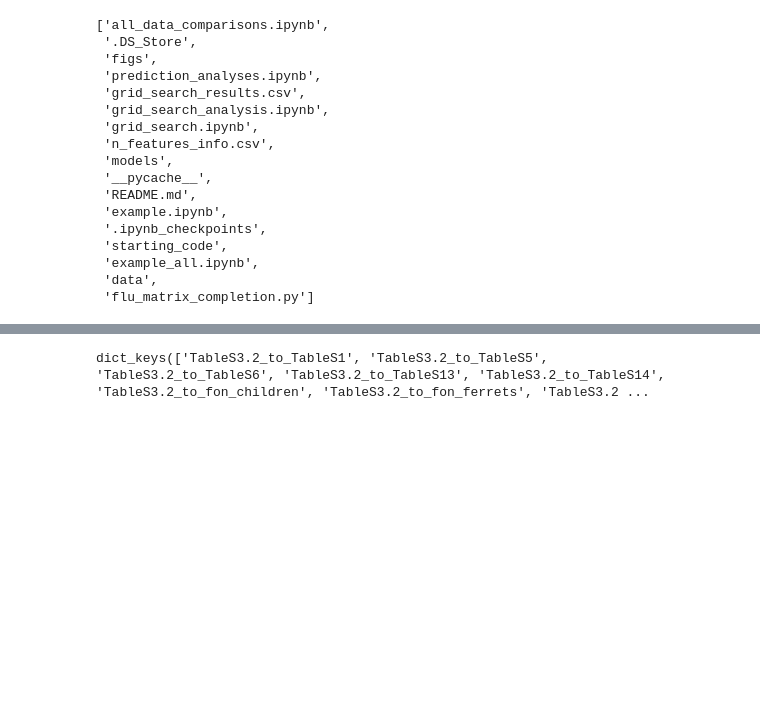
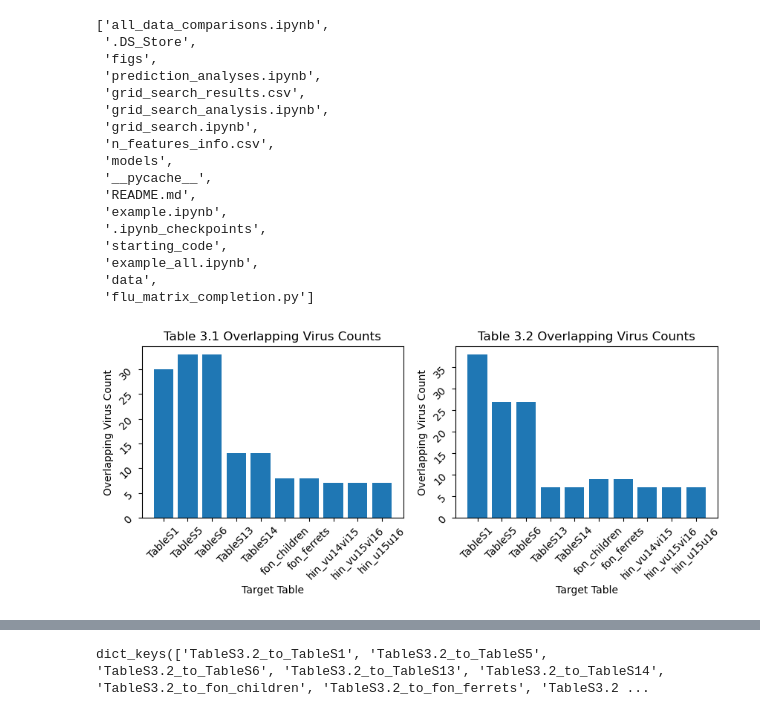
Before and after one commit to nick33333/einav_lab_work, a Jupyter notebook: Nicks_stuff/grid_search_analysis.ipynb, the cells around one changed output, grey strips where cells are left out. Saved outputs shown, nothing was run; the diff lists cells and outputs as text; code cells hidden in the pictures; blank space fills up the shorter version.

```diff
--- a/Nicks_stuff/grid_search_analysis.ipynb
+++ b/Nicks_stuff/grid_search_analysis.ipynb
@@ -24,3 +28,25 @@ os.listdir()
  'example_all.ipynb',
  'data',
  'flu_matrix_completion.py']
+# %%
+df = pd.read_csv('n_features_info.csv')
+df['Source Table'] = [i.split(" ")[1][:-1] for i in df.n_features_info]
+df['Target Table'] = [i.split(" ")[3][:-1] for i in df.n_features_info]
+df['Overlapping Virus Count'] = [int(i.split(" ")[-1]) for i in df.n_features_info]
+df = df.drop(['Unnamed: 0', 'n_features_info', 'Source Table'], axis=1).set_index("Target Table")
+# %%
+fig, axs = plt.subplots(nrows=1, ncols=2, figsize = (10,3))
+
+axs[0].set_title("Table 3.1 Overlapping Virus Counts")
+axs[0].set_xlabel("Target Table")
+axs[0].set_ylabel("Overlapping Virus Count")
+axs[0].bar(df.index[10:], df['Overlapping Virus Count'][10:])
+axs[0].tick_params(labelrotation=45)
+
+axs[1].set_title("Table 3.2 Overlapping Virus Counts")
+axs[1].set_xlabel("Target Table")
+axs[1].set_ylabel("Overlapping Virus Count")
+axs[1].bar(df.index[:10], df['Overlapping Virus Count'][:10])
+axs[1].tick_params(labelrotation=45)
+# %% [output]
+[figure, added]
```
Also changed, not shown: parts of 12 cells of this notebook, 24 other files.
